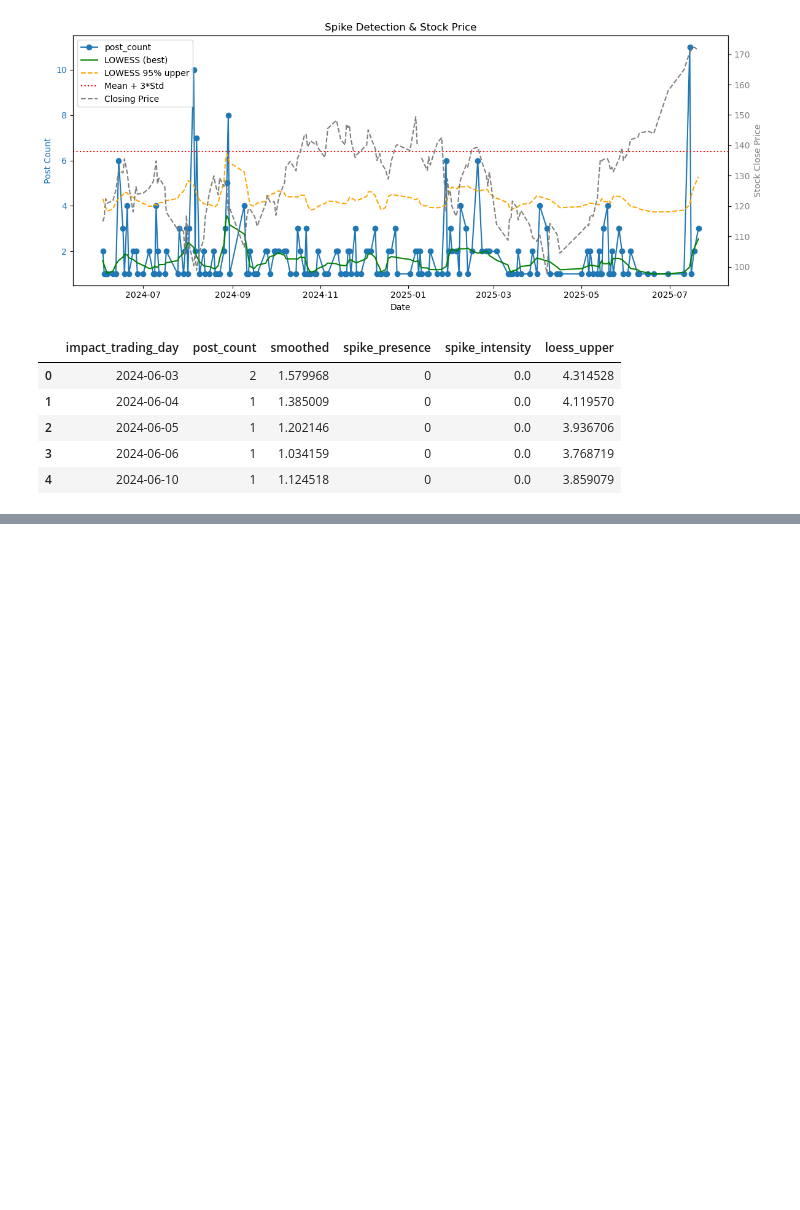
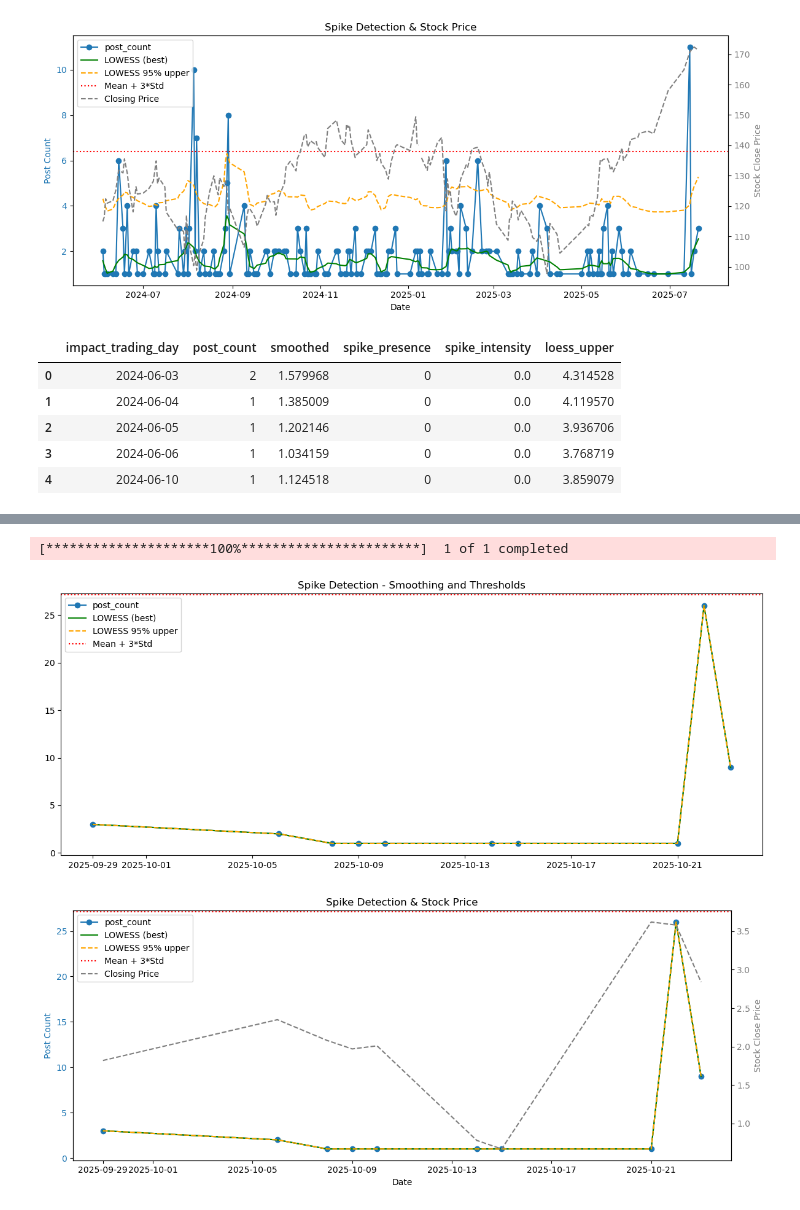
Before and after one commit to Yejin-Hwang/Financial-Time-Series-Forecasting-with-Deep-Learning-Models-and-Social-Media-Sentiment, a Jupyter notebook: notebooks/activity_timing_spike_detection.ipynb, the cells around one changed output, grey strips where cells are left out. Saved outputs shown, nothing was run; the diff lists cells and outputs as text; code cells hidden in the pictures; blank space fills up the shorter version.

```diff
--- a/notebooks/activity_timing_spike_detection.ipynb
+++ b/notebooks/activity_timing_spike_detection.ipynb
@@ -100,0 +141,40 @@ result.head()
+# %%
+import pandas as pd
+from models.activity_timing import (
+  aggregate_daily_post_counts, smooth_and_threshold,
+  download_close_prices, plot_results
+)
+
+# 1) 입력 CSV (레딧 원본: datetime 컬럼 포함)
+# 예: bynd 파이프라인 원본이면 아래 경로 교체
+INPUT_CSV = PROJECT_ROOT / 'data' / 'interim' / 'activitiy_recognition' / 'bynd_sentiment_1024.csv'
+TICKER = 'BYND'
+
+# 2) 일별 집계
+df = pd.read_csv(INPUT_CSV)
+daily = aggregate_daily_post_counts(df, tz='US/Eastern')
+
+# 3) 최근 30일 필터
+dates = pd.to_datetime(daily['impact_trading_day'])
+cutoff = dates.max() - pd.Timedelta(days=30)
+recent = daily.loc[dates >= cutoff].reset_index(drop=True)
+
+# 4) LOWESS/상단밴드/기준선
+smoothed, loess_upper, _ = smooth_and_threshold(recent)
+mean_plus_3std = float(recent['post_count'].mean() + 3.0 * recent['post_count'].std(ddof=0))
+
+# 5) 종가(선택) + 플롯
+try:
+  close = download_close_prices(recent['impact_trading_day'], ticker=TICKER)
+except Exception:
+  close = None
+
+plot_results(
+  recent[['impact_trading_day', 'post_count']],
+  smoothed, loess_upper, mean_plus_3std,
+  close_price=close
+)
+# %% [output]
+[*********************100%***********************]  1 of 1 completed
+[figure, added]
+[figure, added]
```
Also changed, not shown: parts of 2 cells of this notebook, 13 other files.
